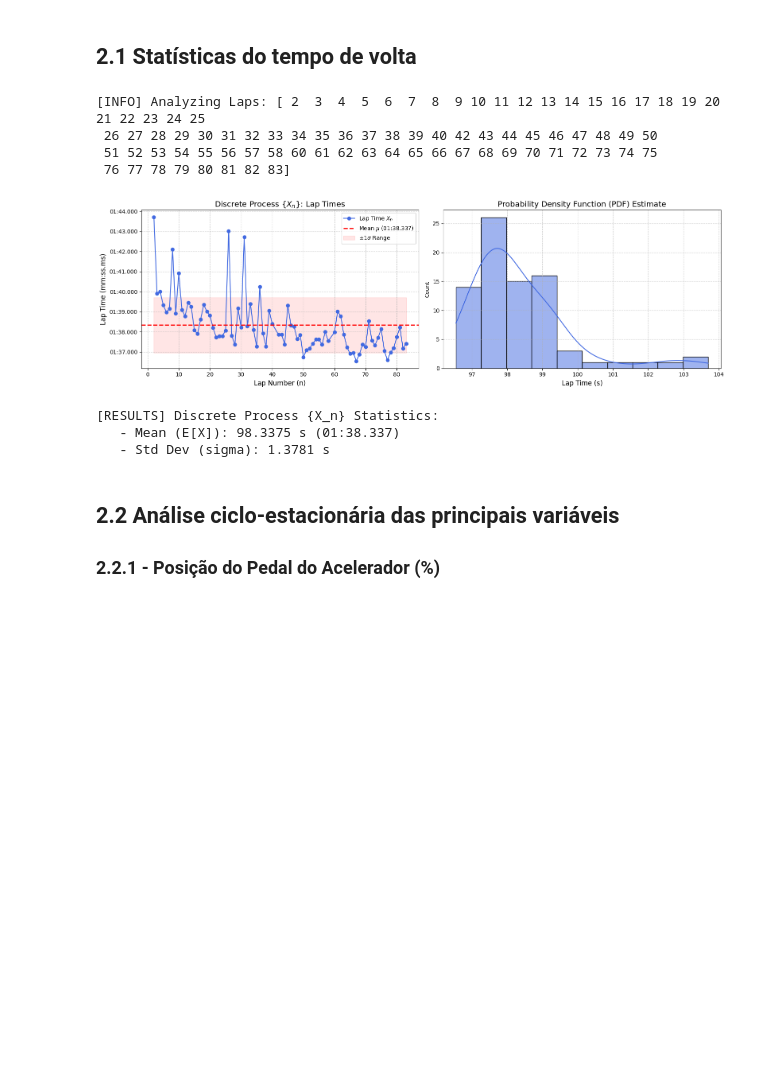
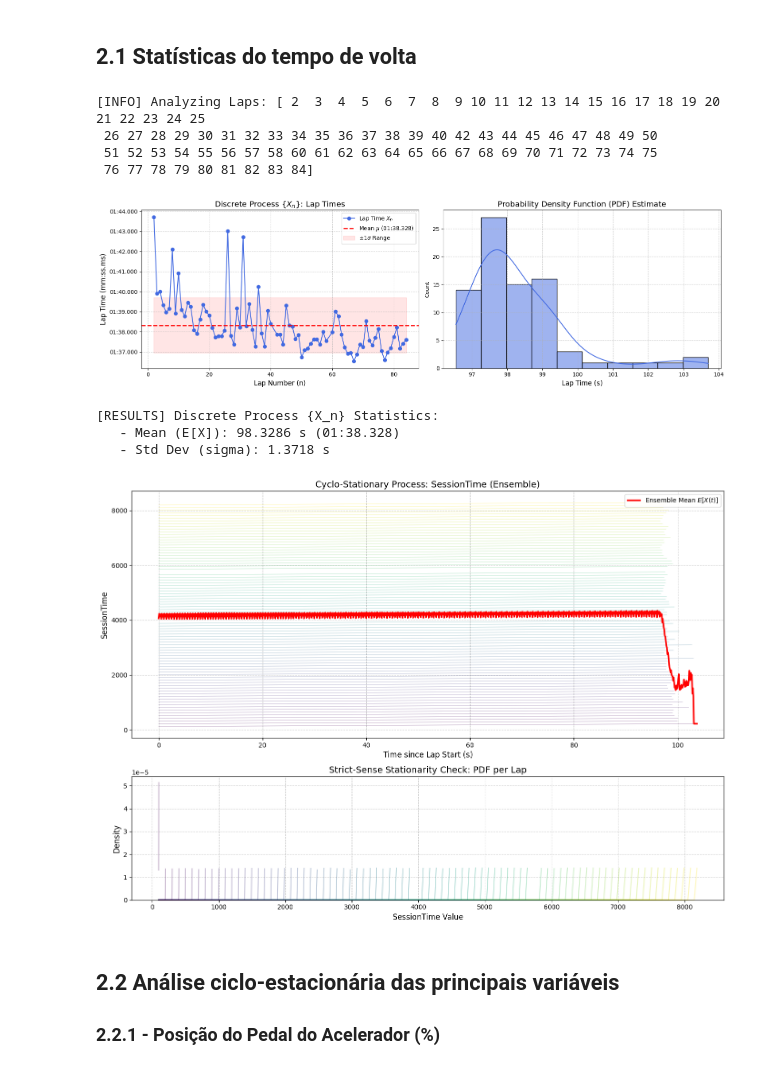
Before and after one commit to TomazFilgueira/PPGEEC2317---SISTEMAS-PROBABIL-STICOS, a Jupyter notebook: processos_estocasticos/simracing_processos_estocasticos.ipynb, the cells around one changed output. Cells and saved outputs as stored; diff of their text form; code cells hidden in the pictures; blank space fills up the shorter version.

```diff
--- a/processos_estocasticos/simracing_processos_estocasticos.ipynb
+++ b/processos_estocasticos/simracing_processos_estocasticos.ipynb
@@ -485,28 +485,27 @@ def analyze_cyclostationarity(df, target_col, filter_zeros=False, clip_range=Non
     plt.tight_layout()
     plt.show()
 # %%
-
-# Ensure we are working with the clean dataframe
-max_lap = df_selected[COL_LAP].max()
-df_analysis = df_selected[(df_selected[COL_LAP] > 0) & (df_selected[COL_LAP] < max_lap)].copy()
-
-print(f"[INFO] Analyzing Laps: {df_analysis[COL_LAP].unique()}")
+COL_LAP = 'Lap'
+COL_TIME = 'SessionTime'
+print(f"[INFO] Analyzing Laps: {df_selected[COL_LAP].unique()}")
 
 # 1. Prepare Data: Calculate 'LocalLapTime'
-df_analysis['LapStartTime'] = df_analysis.groupby(COL_LAP)[COL_TIME].transform('min')
-df_analysis['LocalLapTime'] = df_analysis[COL_TIME] - df_analysis['LapStartTime']
+df_selected['LapStartTime'] = df_selected.groupby(COL_LAP)[COL_TIME].transform('min')
+df_selected['LocalLapTime'] = df_selected[COL_TIME] - df_selected['LapStartTime']
 
 # --- Execution ---
-analyze_discrete_stationarity(df_analysis, COL_LAP, COL_TIME)
+analyze_discrete_stationarity(df_selected, COL_LAP, COL_TIME)
+analyze_cyclostationarity(df_selected, COL_TIME, clip_range=(0, 100))
 # %% [output]
 [INFO] Analyzing Laps: [ 2  3  4  5  6  7  8  9 10 11 12 13 14 15 16 17 18 19 20 21 22 23 24 25
  26 27 28 29 30 31 32 33 34 35 36 37 38 39 40 42 43 44 45 46 47 48 49 50
  51 52 53 54 55 56 57 58 60 61 62 63 64 65 66 67 68 69 70 71 72 73 74 75
- 76 77 78 79 80 81 82 83]
+ 76 77 78 79 80 81 82 83 84]
-[figure, old version]
+[figure, new version]
 [RESULTS] Discrete Process {X_n} Statistics:
-   - Mean (E[X]): 98.3375 s (01:38.337)
-   - Std Dev (sigma): 1.3781 s
+   - Mean (E[X]): 98.3286 s (01:38.328)
+   - Std Dev (sigma): 1.3718 s
+[figure, added]
 # %% [markdown]
 ## 2.2 Análise ciclo-estacionária das principais variáveis
 
```
Also changed, not shown: parts of 9 cells of this notebook, 1 other file.
